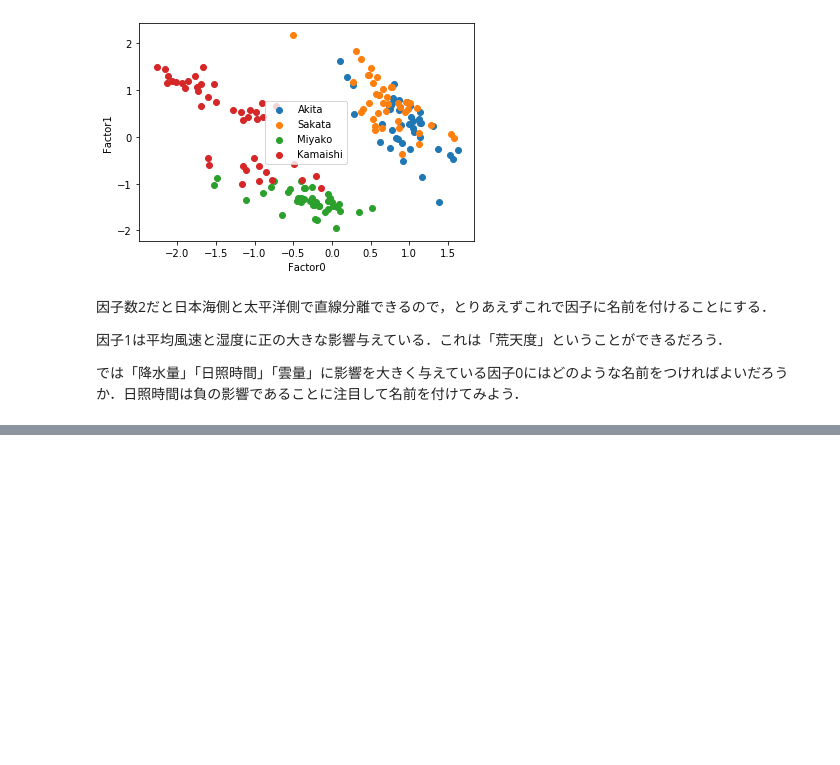
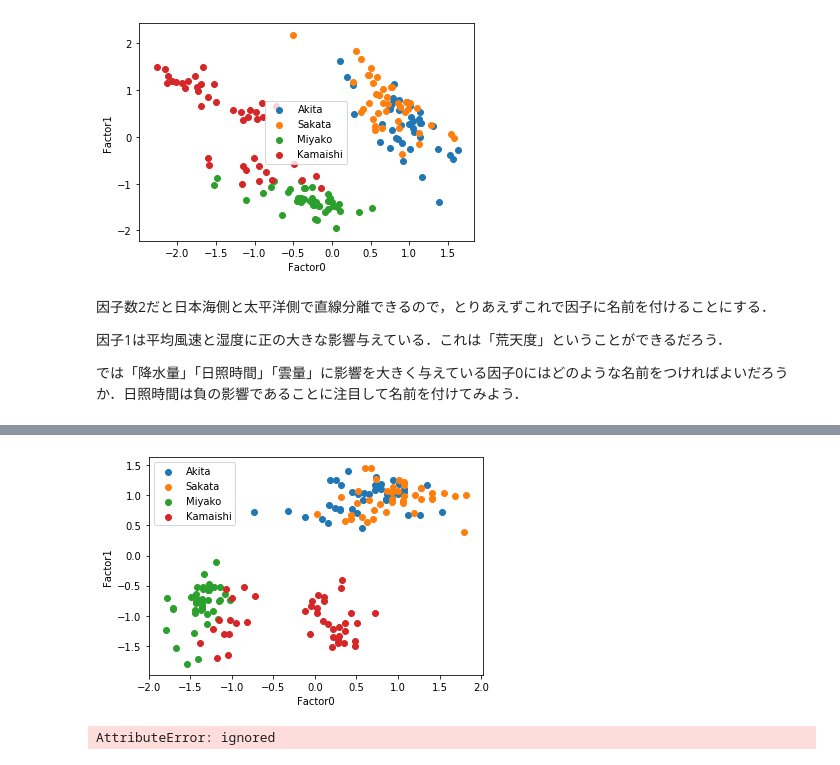
Before and after one commit to daichi-a/PythonDataAnalyzeClassMaterial, a Jupyter notebook: FactorAnalysis_NihonSeaPacificSea.ipynb, the cells around one changed output, grey strips where cells are left out. Saved outputs shown, nothing was run; the diff lists cells and outputs as text; code cells hidden in the pictures; blank space fills up the shorter version.

```diff
--- a/FactorAnalysis_NihonSeaPacificSea.ipynb
+++ b/FactorAnalysis_NihonSeaPacificSea.ipynb
@@ -428,0 +453,12 @@ plt.show()
+# %%
+# 因子数2のプロマックス回転
+n_factors=2
+
+fa_model = FactorAnalyzer(n_factors=n_factors, method='ml', rotation='promax', impute='drop')
+fa_model.fit(df_sea_side_city.iloc[:, 2:])
+
+columns_name_array = df_sea_side_city.columns[2:]
+df_result = pd.DataFrame(fa_model.loadings_, index=columns_name_array)
+
+cm = sns.light_palette('red', as_cmap=True)
+df_result.style.background_gradient(cmap=cm)
@@ -428,0 +472,46 @@ plt.show()
+# %%
+# 因子分析の結果を使って，
+# 観測された元々の説明変数の値を潜在変数の値に変換する
+factors_df = pd.DataFrame(fa_model.transform(df_sea_side_city.iloc[:, 2:]))
+num_of_row = df_sea_side_city.values.shape[0]
+
+# 潜在変数の値をプロットしてみる
+akita = list([])
+miyako = list([])
+sakata = list([])
+kamaishi = list([])
+for i in range(num_of_row):
+  if df_sea_side_city.values[i][0] == 'Akita':
+    akita.append(factors_df.iloc[i, :])
+  elif df_sea_side_city.values[i][0] == 'Miyako':
+    miyako.append(factors_df.iloc[i, :])
+  elif df_sea_side_city.values[i][0] == 'Sakata':
+    sakata.append(factors_df.iloc[i, :])
+  else:
+    kamaishi.append(factors_df.iloc[i, :])
+
+df_akita = pd.DataFrame(akita)
+df_miyako = pd.DataFrame(miyako)
+df_sakata = pd.DataFrame(sakata)
+df_kamaishi = pd.DataFrame(kamaishi)
+
+import matplotlib.pyplot as plt
+
+plt.scatter(df_akita.iloc[:, 0], df_akita.iloc[:, 1], label='Akita')
+plt.scatter(df_sakata.iloc[:, 0], df_sakata.iloc[:, 1], label='Sakata')
+plt.scatter(df_miyako.iloc[:, 0], df_miyako.iloc[:, 1], label='Miyako')
+plt.scatter(df_kamaishi.iloc[:, 0], df_kamaishi.iloc[:, 1], label='Kamaishi')
+
+plt.xlabel('Factor0')
+plt.ylabel('Factor1')
+plt.legend()
+plt.show()
+# %% [output]
+[figure, added]
+# %%
+fa_model = FactorAnalyzer()
+fa_model.analyze(df_sea_side_city.iloc[:, 2:], n_factors=n_factors, method='ml', rotation='promax', impute='drop')
+df_communalities = pd.DataFrame(fa_model.psi(), index=columns_name_array)
+df_communalities.style.background_gradient(cmap=cm)
+# %% [output]
+AttributeError: ignored
```
Also changed, not shown: parts of 7 cells of this notebook.
